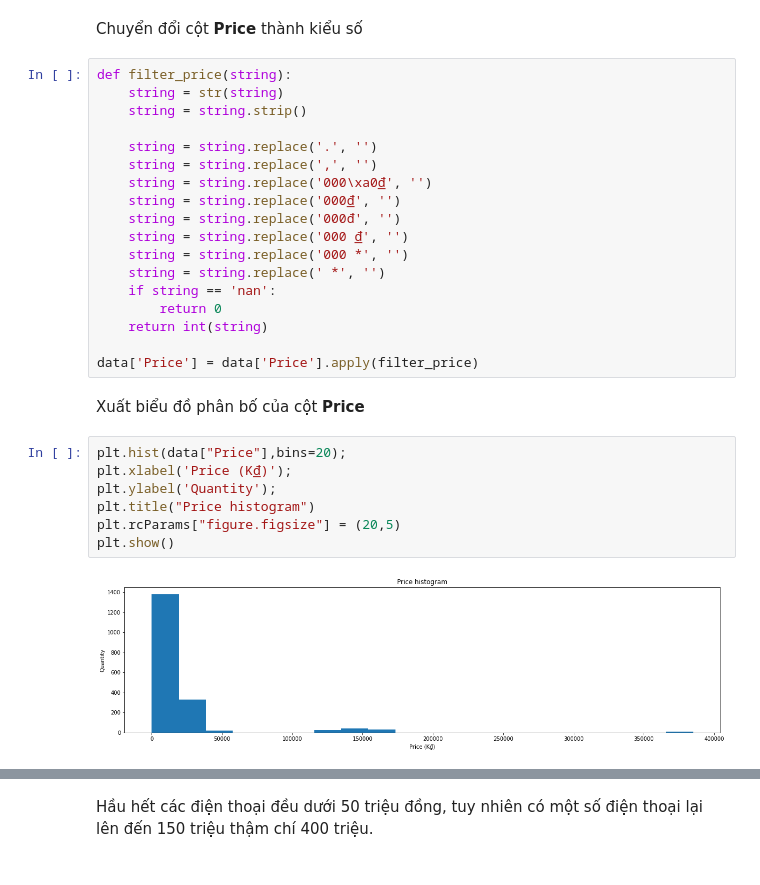
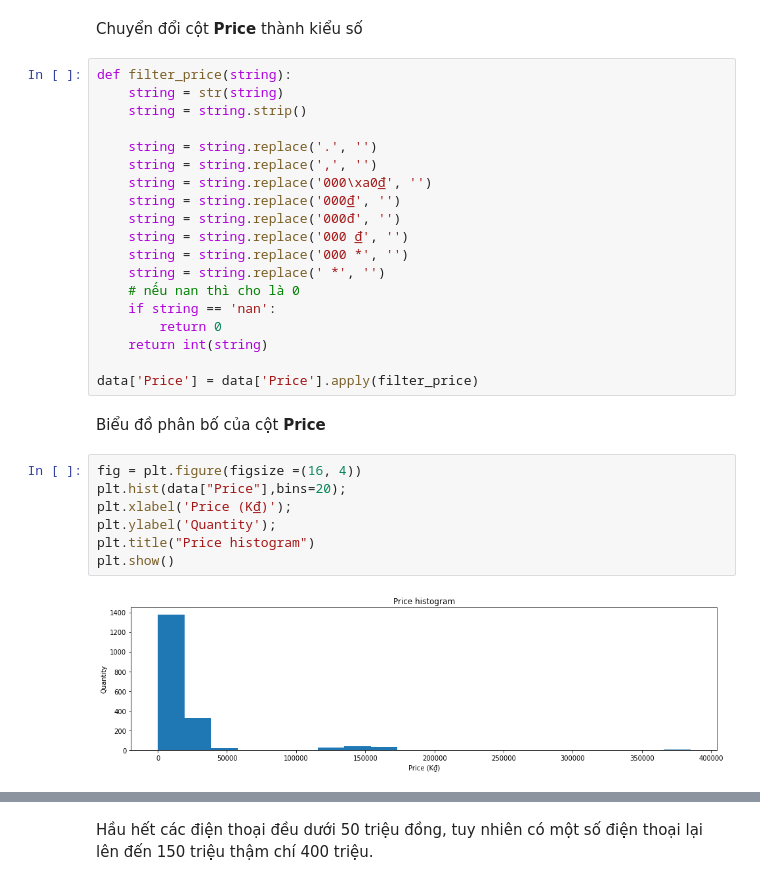
Before and after one commit to bongudth/mobile-price-prediction, a Jupyter notebook: EDA.ipynb, the cells around one changed output, grey strips where cells are left out. Drawn from its saved outputs; the diff is of its cells as text.

```diff
--- a/EDA.ipynb
+++ b/EDA.ipynb
@@ -202,19 +202,20 @@ def filter_price(string):
     string = string.replace('000 ₫', '')
     string = string.replace('000 *', '')
     string = string.replace(' *', '')
+    # nếu nan thì cho là 0
     if string == 'nan':
         return 0
     return int(string)
 
 data['Price'] = data['Price'].apply(filter_price)
 # %% [markdown]
-Xuất biểu đồ phân bố của cột **Price**
+Biểu đồ phân bố của cột **Price**
 # %%
+fig = plt.figure(figsize =(16, 4))
 plt.hist(data["Price"],bins=20);
 plt.xlabel('Price (K₫)');
 plt.ylabel('Quantity');
 plt.title("Price histogram")
-plt.rcParams["figure.figsize"] = (20,5)
 plt.show()
 # %% [output]
-[figure, old version]
+[figure, new version]
```
Also changed, not shown: parts of 2 cells of this notebook.
